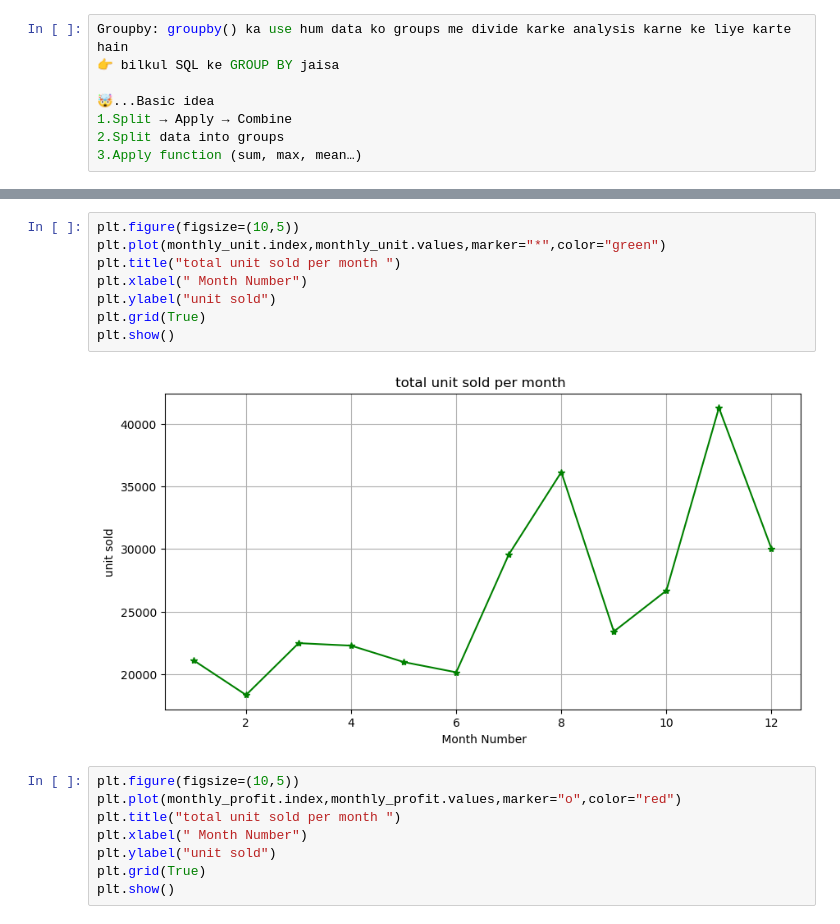
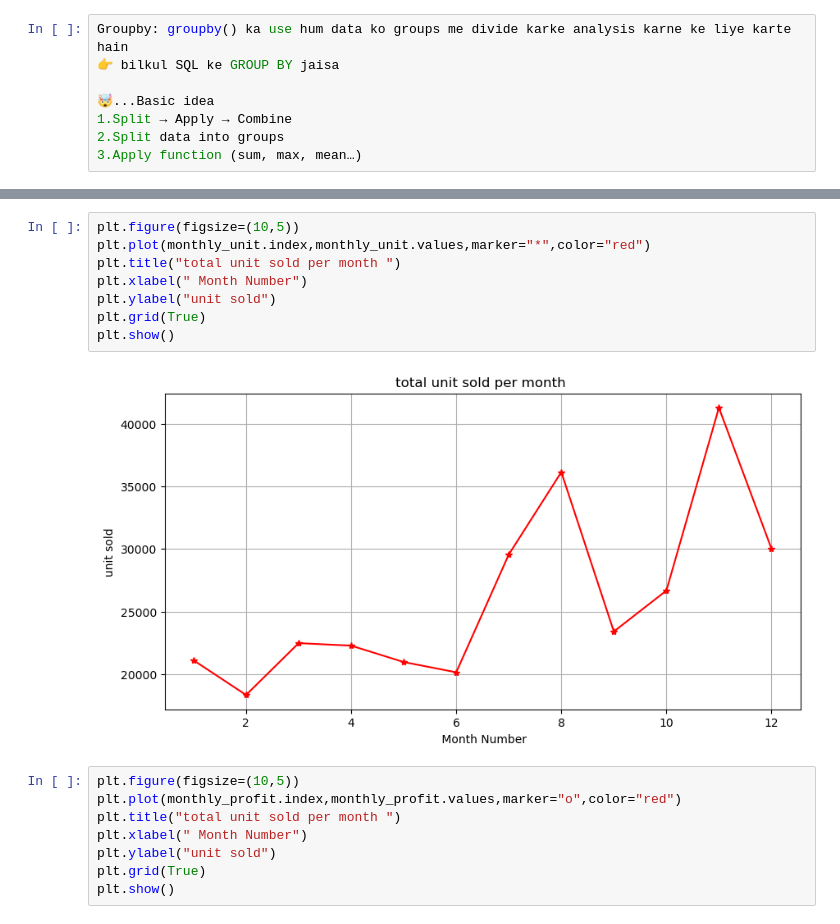
Before and after one commit to Akashyadav-codes/IBM_Skill_Programs, a Jupyter notebook: IBM_training.ipynb, the cells around one changed output, grey strips where cells are left out. Cells and saved outputs as stored; diff of their text form.

```diff
--- a/IBM_training.ipynb
+++ b/IBM_training.ipynb
@@ -644,14 +646,14 @@ Month_Number
 Name: Total_Profit, dtype: int64
 # %%
 plt.figure(figsize=(10,5))
-plt.plot(monthly_unit.index,monthly_unit.values,marker="*",color="green")
+plt.plot(monthly_unit.index,monthly_unit.values,marker="*",color="red")
 plt.title("total unit sold per month ")
 plt.xlabel(" Month Number")
 plt.ylabel("unit sold")
 plt.grid(True)
 plt.show()
 # %% [output]
-[figure, old version]
+[figure, new version]
 # %%
 plt.figure(figsize=(10,5))
 plt.plot(monthly_profit.index,monthly_profit.values,marker="o",color="red")
```
Also changed, not shown: parts of 3 cells of this notebook.
